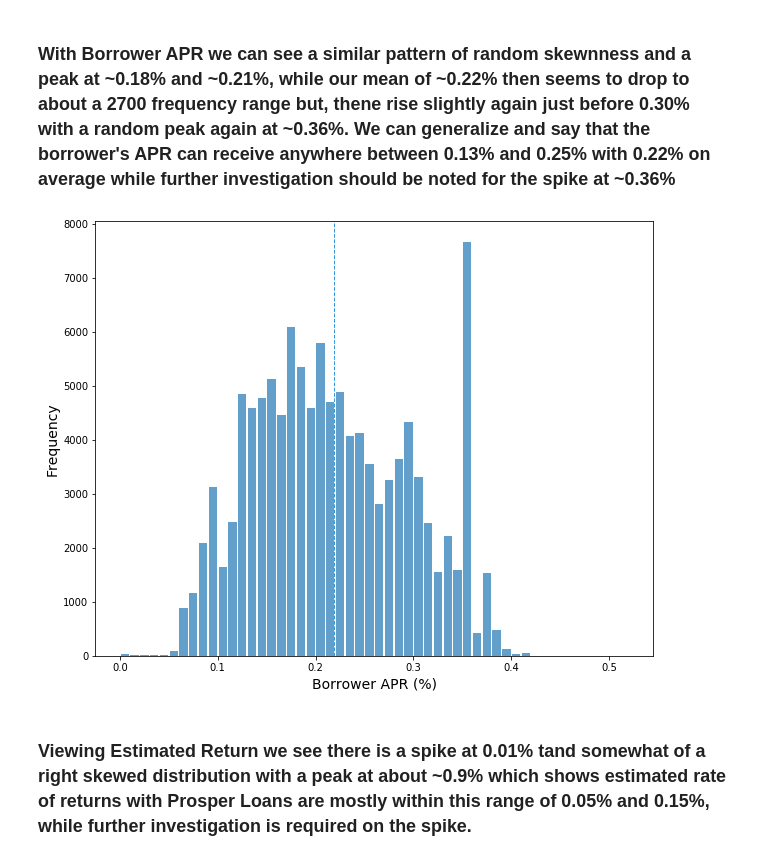
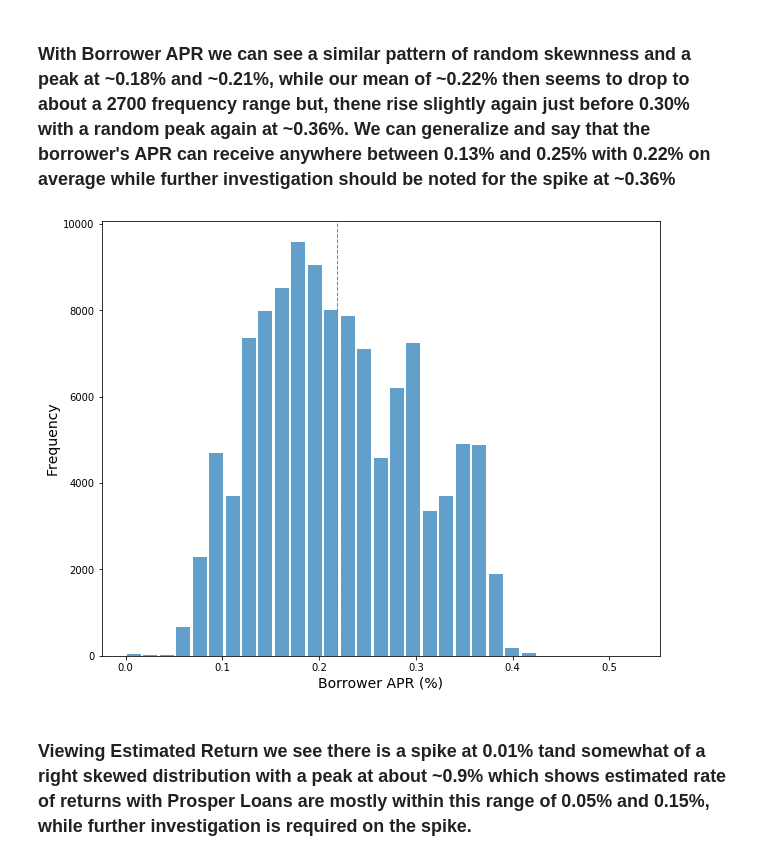
Before and after one commit to MJOAN/Udacity-DA-P5, a Jupyter notebook: exploration_template.ipynb, the cells around one changed output. Saved outputs shown, nothing was run; the diff lists cells and outputs as text; code cells hidden in the pictures.

```diff
--- a/exploration_template.ipynb
+++ b/exploration_template.ipynb
@@ -177,8 +177,8 @@ prosper_clean['DateCreditPulled'] = pd.to_datetime(prosper_clean['DateCreditPull
 prosper_clean['LoanOriginationDate'] = pd.to_datetime(prosper_clean['LoanOriginationDate'])
 prosper_clean['ListingCreationDate'] = pd.to_datetime(prosper_clean['ListingCreationDate'])
 # %%
+# using lambda to apply the strftime method and allow for our timestamps to say either "AM" or "PM"
 prosper_clean['DateCreditPulled'] = prosper_clean['DateCreditPulled'].map(lambda x: x.strftime('%Y%m%d%' + ' ' + '%I:%M %p') if x else "")
-prosper_clean['LoanOriginationDate'] = prosper_clean['LoanOriginationDate'].map(lambda x: x.strftime('%Y%m%d%' + ' ' + '%I:%M %p') if x else "")
 prosper_clean['ListingCreationDate'] = prosper_clean['ListingCreationDate'].map(lambda x: x.strftime('%Y%m%d%' + ' ' + '%I:%M %p') if x else "")
 # %% [markdown]
 ### What is the structure of your dataset?
@@ -232,18 +236,19 @@ plt.ylabel('Frequency', fontsize=14);
 # %% [markdown]
 ### With Borrower APR we can see a similar pattern of random skewnness and a peak at ~0.18% and ~0.21%, while our mean of ~0.22% then seems to drop to about a 2700 frequency range but, thene rise slightly again just before 0.30% with a random peak again at ~0.36%. We can generalize and say that the borrower's APR can receive anywhere between 0.13% and 0.25% with 0.22% on average while further investigation should be noted for the spike at ~0.36%
 # %%
-bins = np.arange(0, prosper_clean['BorrowerAPR'].max()+0.017,0.01)
+# calculate the bins, with hist function, styling and mean line
+bins = np.arange(0, prosper_clean['BorrowerAPR'].max()+0.017,0.017)
 
 x = prosper_clean['BorrowerAPR']
 
 plt.figure(figsize=[10,8])
 plt.hist(x, bins=bins, alpha=0.7, rwidth=0.85)
 
 plt.axvline(x.mean(), color='#3498db', linestyle='dashed', linewidth=1)
 plt.xlabel('Borrower APR (%)', fontsize=14)
 plt.ylabel('Frequency', fontsize=14);
 # %% [output]
-[figure, old version]
+[figure, new version]
 # %% [markdown]
 ### Viewing Estimated Return we see there is a spike at 0.01% tand somewhat of a right skewed distribution with a peak at about ~0.9% which shows estimated rate of returns with Prosper Loans are mostly within this range of 0.05% and 0.15%, while further investigation is required on the spike.
 # %%
```
Also changed, not shown: parts of 70 cells of this notebook.
